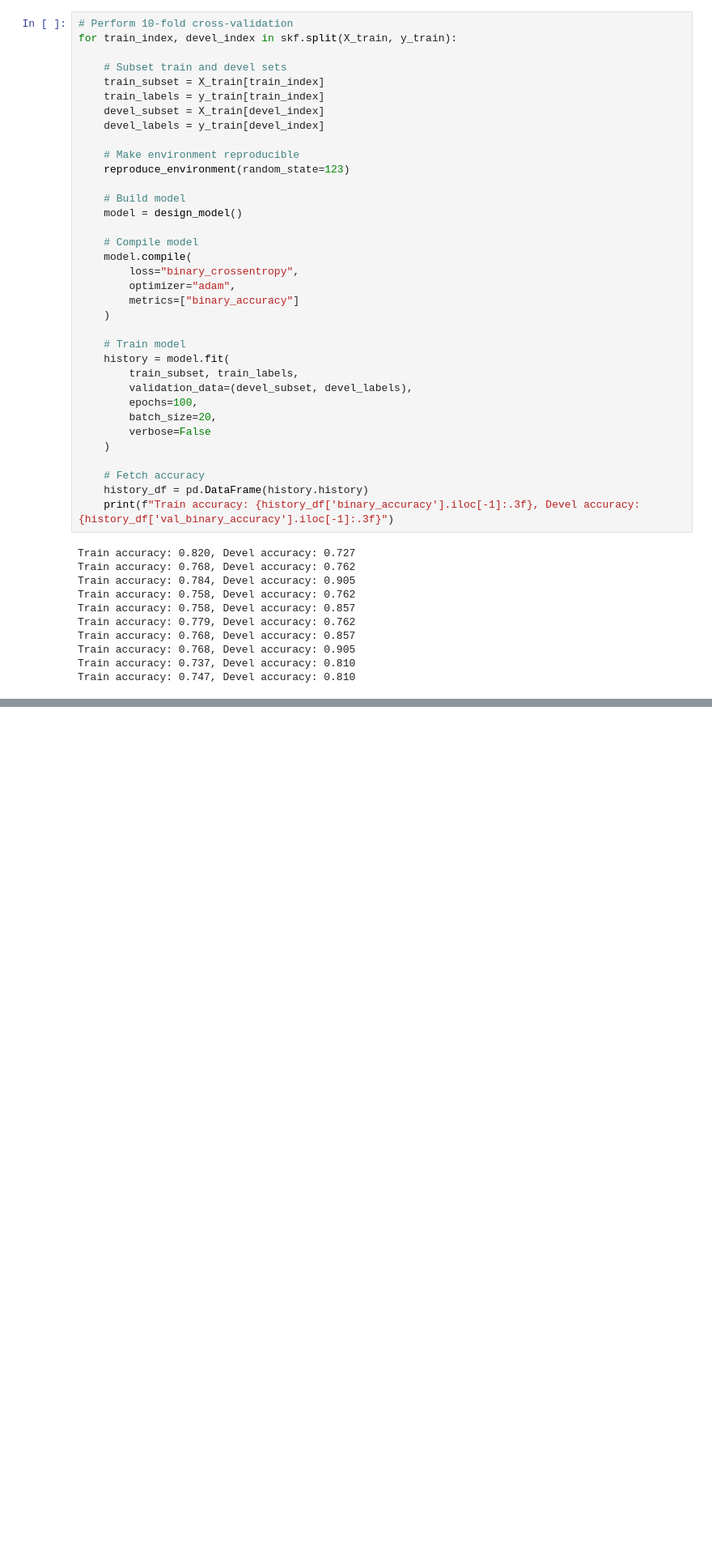
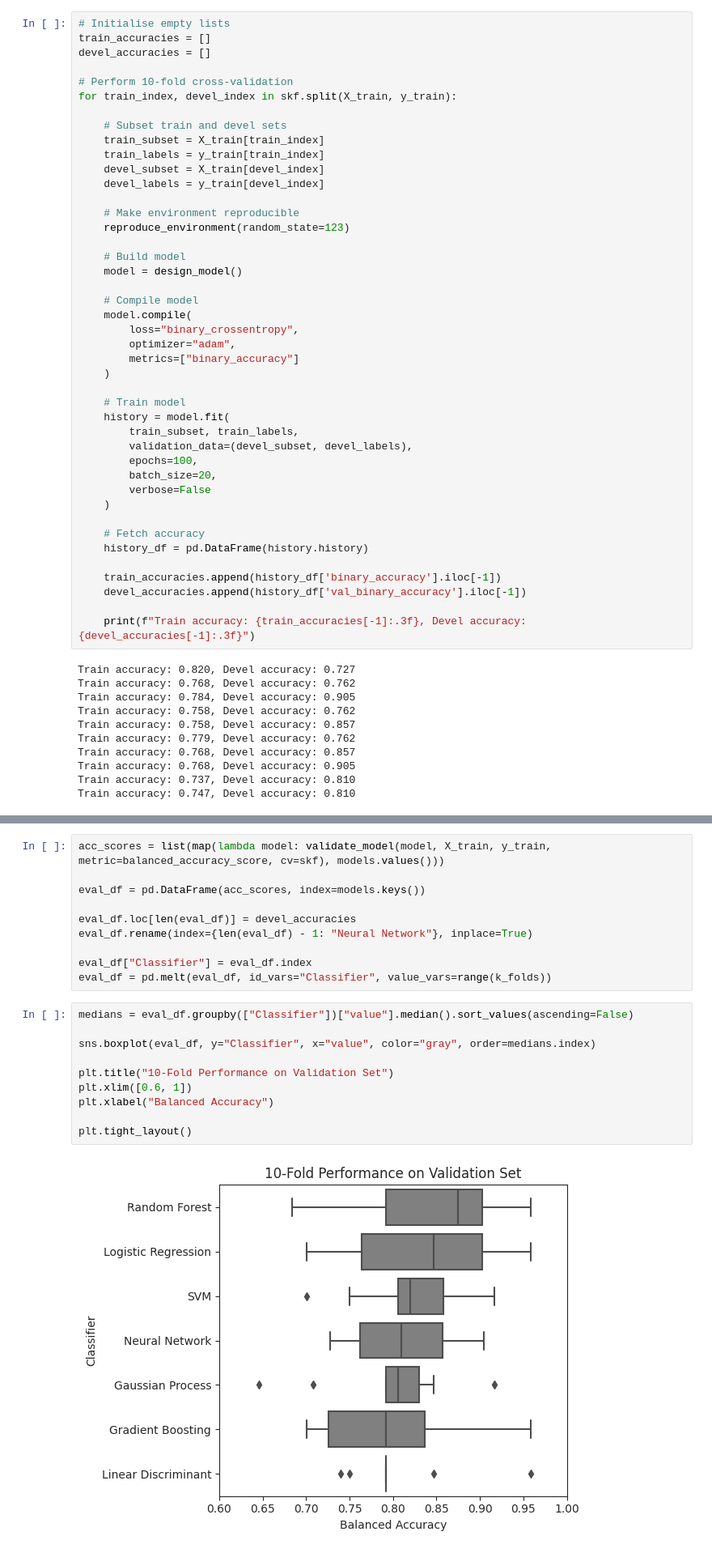
Before and after one commit to RiboRings/AlzheimerPrediction, a Jupyter notebook: learning-about-ad.ipynb, the cells around one changed output, grey strips where cells are left out. Shown at 81% size. Saved outputs shown, nothing was run; the diff lists cells and outputs as text; blank space fills up the shorter version.

```diff
--- a/learning-about-ad.ipynb
+++ b/learning-about-ad.ipynb
@@ -533,6 +532,10 @@ def design_model():
 
     return model
 # %%
+# Initialise empty lists
+train_accuracies = []
+devel_accuracies = []
+
 # Perform 10-fold cross-validation
 for train_index, devel_index in skf.split(X_train, y_train):
 
@@ -566,7 +569,11 @@ for train_index, devel_index in skf.split(X_train, y_train):
 
     # Fetch accuracy
     history_df = pd.DataFrame(history.history)
-    print(f"Train accuracy: {history_df['binary_accuracy'].iloc[-1]:.3f}, Devel accuracy: {history_df['val_binary_accuracy'].iloc[-1]:.3f}")
+
+    train_accuracies.append(history_df['binary_accuracy'].iloc[-1])
+    devel_accuracies.append(history_df['val_binary_accuracy'].iloc[-1])
+
+    print(f"Train accuracy: {train_accuracies[-1]:.3f}, Devel accuracy: {devel_accuracies[-1]:.3f}")
 # %% [output]
 Train accuracy: 0.820, Devel accuracy: 0.727
 Train accuracy: 0.768, Devel accuracy: 0.762
@@ -631,3 +640,25 @@ Accuracy of neural network: 0.757
+# %%
+acc_scores = list(map(lambda model: validate_model(model, X_train, y_train, metric=balanced_accuracy_score, cv=skf), models.values()))
+
+eval_df = pd.DataFrame(acc_scores, index=models.keys())
+
+eval_df.loc[len(eval_df)] = devel_accuracies
+eval_df.rename(index={len(eval_df) - 1: "Neural Network"}, inplace=True)
+
+eval_df["Classifier"] = eval_df.index
+eval_df = pd.melt(eval_df, id_vars="Classifier", value_vars=range(k_folds))
+# %%
+medians = eval_df.groupby(["Classifier"])["value"].median().sort_values(ascending=False)
+
+sns.boxplot(eval_df, y="Classifier", x="value", color="gray", order=medians.index)
+
+plt.title("10-Fold Performance on Validation Set")
+plt.xlim([0.6, 1])
+plt.xlabel("Balanced Accuracy")
+
+plt.tight_layout()
+# %% [output]
+[figure, added]
 # %% [markdown]
 # Longitudinal Analysis
 # %%
```
Also changed, not shown: parts of 8 cells of this notebook.
